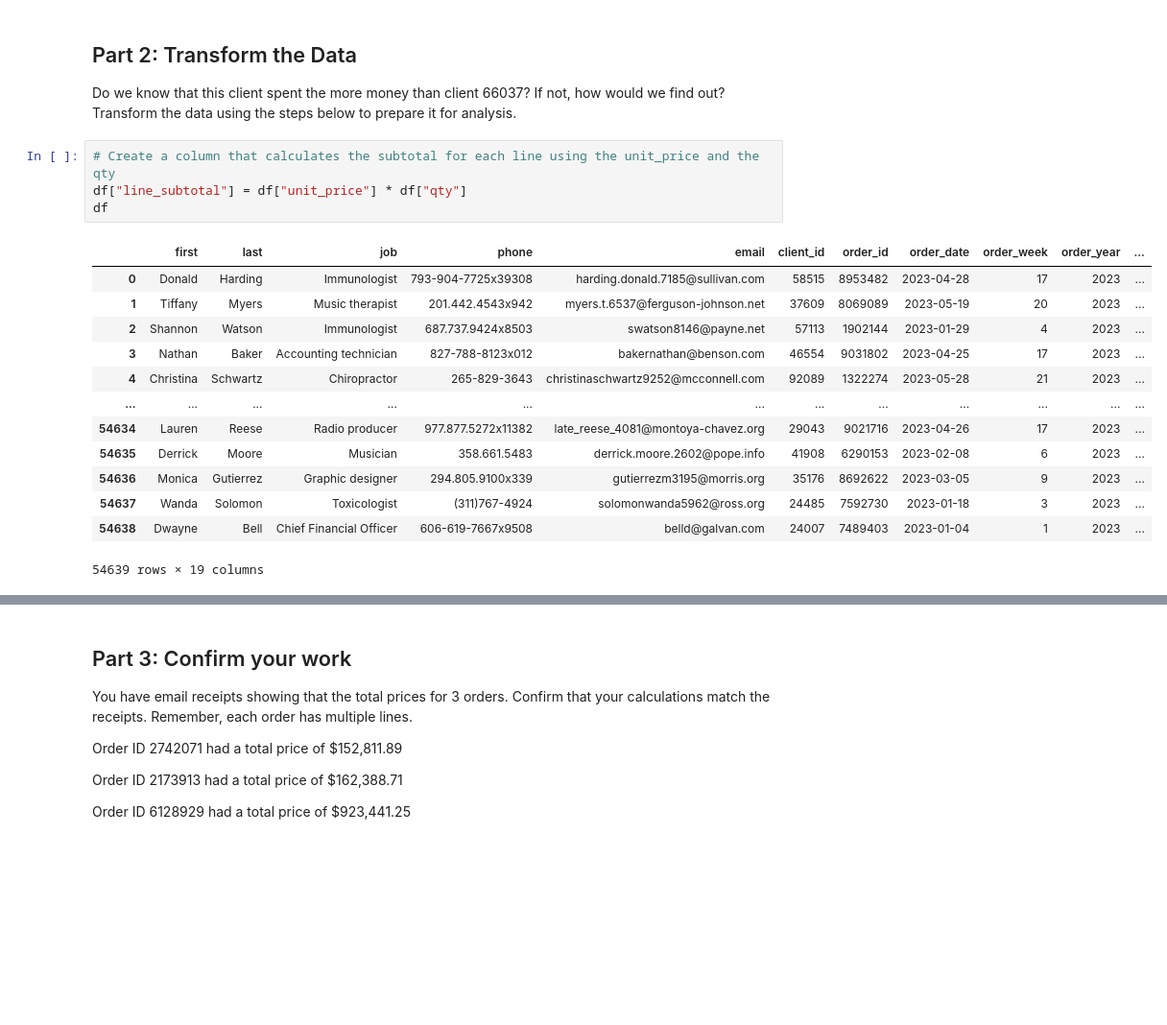
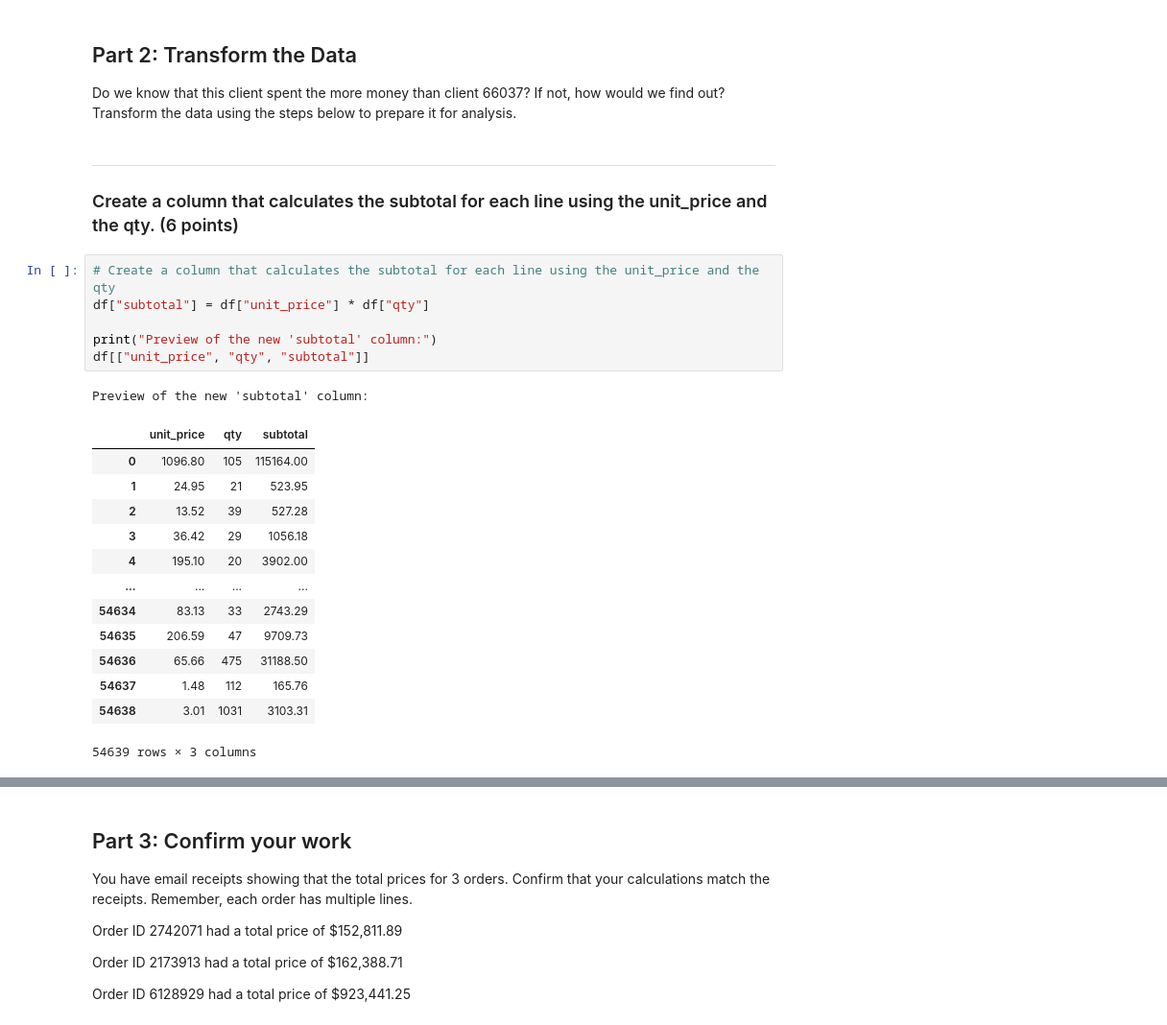
Before and after one commit to Ed-Lovera/pandas-challenge-1, a Jupyter notebook: wholesale_data_analysis_starter_code.ipynb, the cells around one changed output, grey strips where cells are left out. Shown at 96% size. Cells and saved outputs as stored; diff of their text form; blank space fills up the shorter version.

```diff
--- a/wholesale_data_analysis_starter_code.ipynb
+++ b/wholesale_data_analysis_starter_code.ipynb
@@ -120,21 +120,27 @@ The client (33615) with the most entries ordered a total of 64313 units.
 # %% [markdown]
 ## Part 2: Transform the Data
 Do we know that this client spent the more money than client 66037? If not, how would we find out? Transform the data using the steps below to prepare it for analysis.
+# %% [markdown]
+---
+### Create a column that calculates the subtotal for each line using the unit_price and the qty. (6 points)
 # %%
 # Create a column that calculates the subtotal for each line using the unit_price and the qty
-df["line_subtotal"] = df["unit_price"] * df["qty"]
-df
+df["subtotal"] = df["unit_price"] * df["qty"]
+
+print("Preview of the new 'subtotal' column:")
+df[["unit_price", "qty", "subtotal"]]
 # %% [output]
+Preview of the new 'subtotal' column:
-|  | first | last | job | phone | email | client_id | order_id | order_date | order_week | order_year | ... |
-| 0 | Donald | Harding | Immunologist | 793-904-7725x39308 | harding.donald.7185@sullivan.com | 58515 | 8953482 | 2023-04-28 | 17 | 2023 | ... |
-| 1 | Tiffany | Myers | Music therapist | 201.442.4543x942 | myers.t.6537@ferguson-johnson.net | 37609 | 8069089 | 2023-05-19 | 20 | 2023 | ... |
-| 2 | Shannon | Watson | Immunologist | 687.737.9424x8503 | swatson8146@payne.net | 57113 | 1902144 | 2023-01-29 | 4 | 2023 | ... |
-| 3 | Nathan | Baker | Accounting technician | 827-788-8123x012 | bakernathan@benson.com | 46554 | 9031802 | 2023-04-25 | 17 | 2023 | ... |
-| 4 | Christina | Schwartz | Chiropractor | 265-829-3643 | christinaschwartz9252@mcconnell.com | 92089 | 1322274 | 2023-05-28 | 21 | 2023 | ... |
-| ... | ... | ... | ... | ... | ... | ... | ... | ... | ... | ... | ... |
-| 54634 | Lauren | Reese | Radio producer | 977.877.5272x11382 | late_reese_4081@montoya-chavez.org | 29043 | 9021716 | 2023-04-26 | 17 | 2023 | ... |
-| 54635 | Derrick | Moore | Musician | 358.661.5483 | derrick.moore.2602@pope.info | 41908 | 6290153 | 2023-02-08 | 6 | 2023 | ... |
-| 54636 | Monica | Gutierrez | Graphic designer | 294.805.9100x339 | gutierrezm3195@morris.org | 35176 | 8692622 | 2023-03-05 | 9 | 2023 | ... |
-| 54637 | Wanda | Solomon | Toxicologist | (311)767-4924 | solomonwanda5962@ross.org | 24485 | 7592730 | 2023-01-18 | 3 | 2023 | ... |
-| 54638 | Dwayne | Bell | Chief Financial Officer | 606-619-7667x9508 | belld@galvan.com | 24007 | 7489403 | 2023-01-04 | 1 | 2023 | ... |
+|  | unit_price | qty | subtotal |
+| 0 | 1096.80 | 105 | 115164.00 |
+| 1 | 24.95 | 21 | 523.95 |
+| 2 | 13.52 | 39 | 527.28 |
+| 3 | 36.42 | 29 | 1056.18 |
+| 4 | 195.10 | 20 | 3902.00 |
+| ... | ... | ... | ... |
+| 54634 | 83.13 | 33 | 2743.29 |
+| 54635 | 206.59 | 47 | 9709.73 |
+| 54636 | 65.66 | 475 | 31188.50 |
+| 54637 | 1.48 | 112 | 165.76 |
+| 54638 | 3.01 | 1031 | 3103.31 |
-54639 rows × 19 columns
+54639 rows × 3 columns
```
Also changed, not shown: parts of 9 cells of this notebook.
